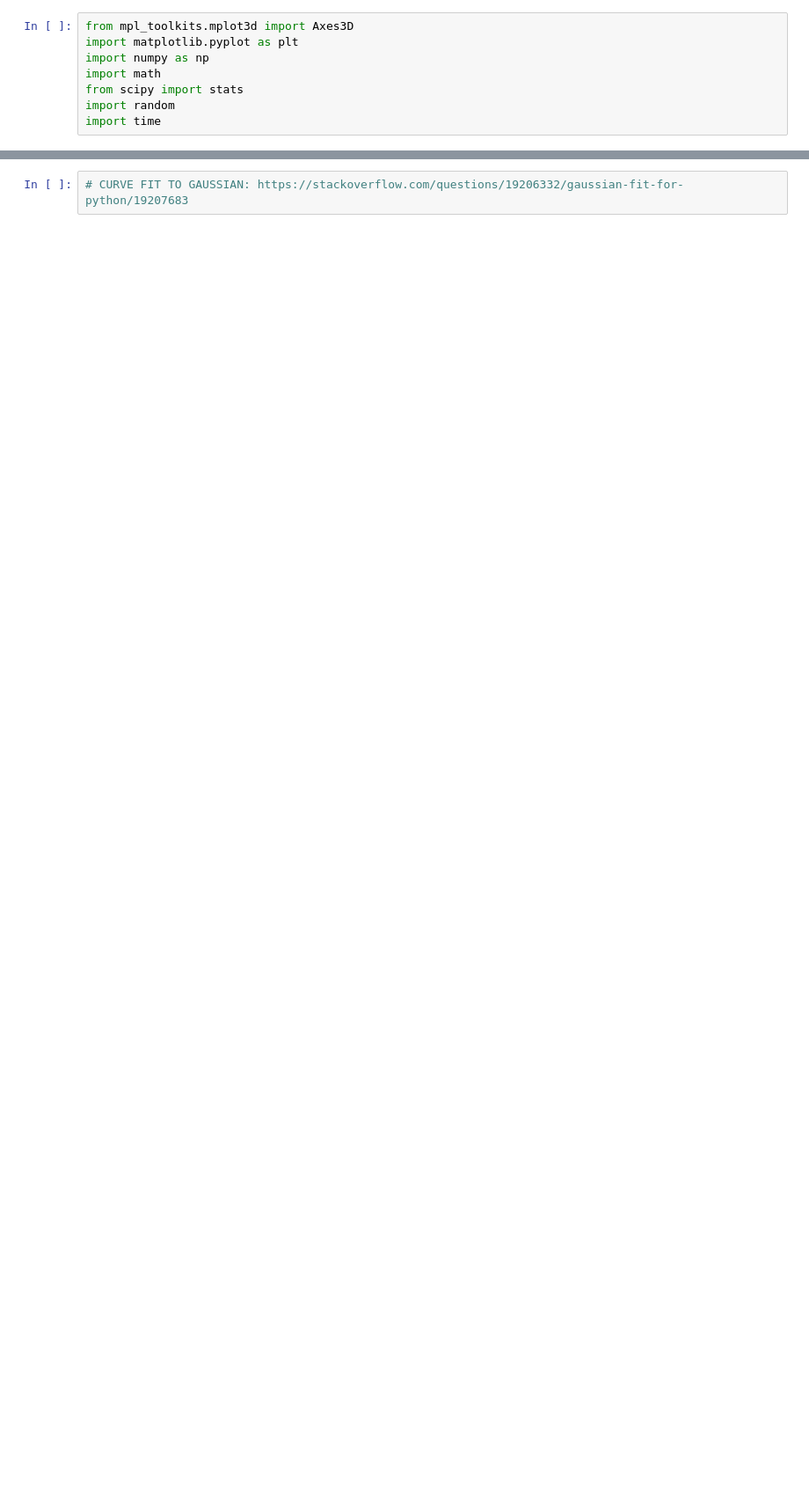
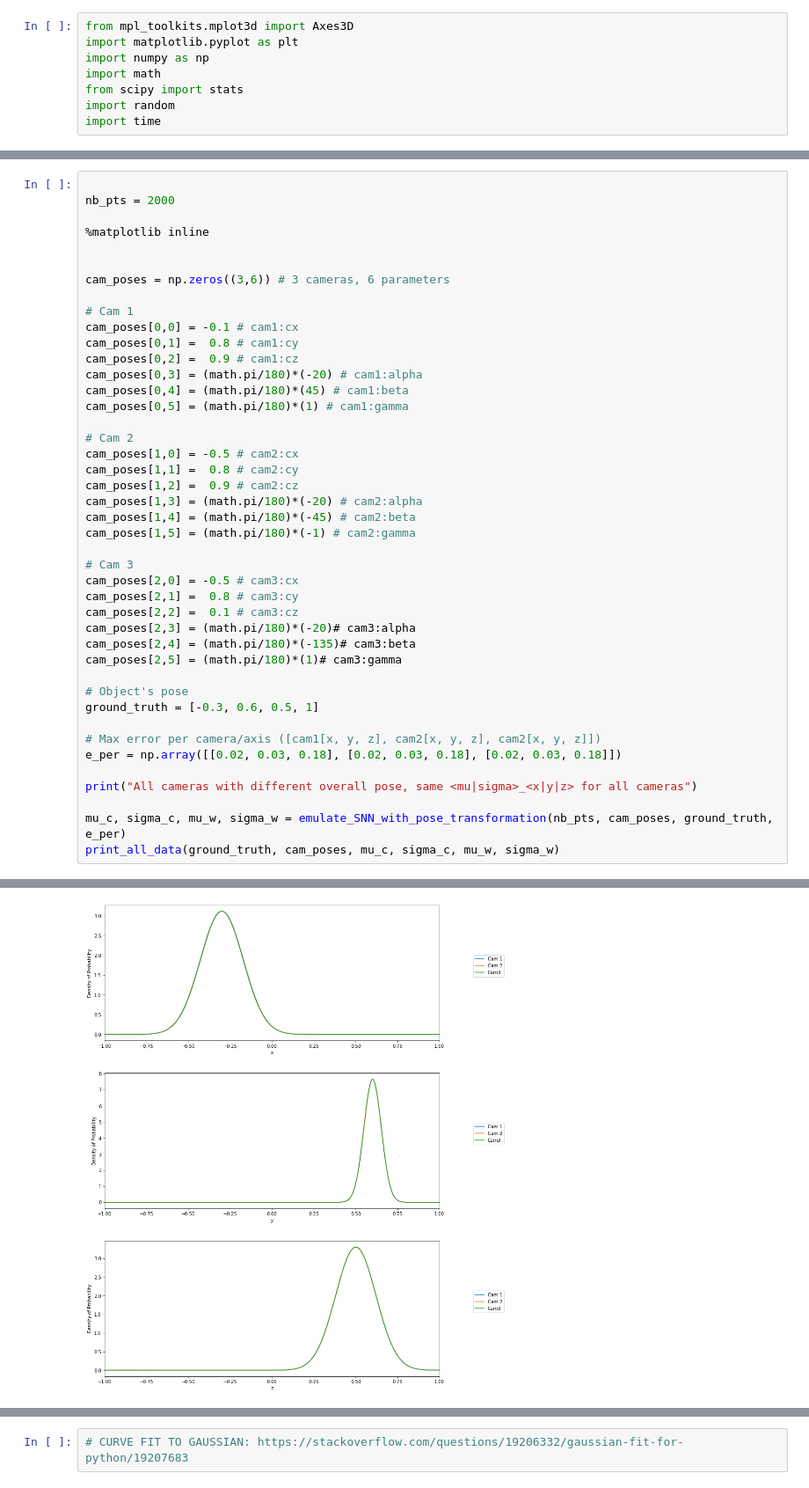
Before and after one commit to jpromerob/PoseMerge, a Jupyter notebook: Merger.ipynb, the cells around one changed output, grey strips where cells are left out. Shown at 88% size. Drawn from its saved outputs; the diff is of its cells as text; blank space fills up the shorter version.

```diff
--- a/Merger.ipynb
+++ b/Merger.ipynb
@@ -470,0 +616,44 @@ The object is likely to be located at (0.851, 0.618, 0.179)
+# %%
+
+nb_pts = 2000
+
+%matplotlib inline
+
+
+cam_poses = np.zeros((3,6)) # 3 cameras, 6 parameters
+
+# Cam 1
+cam_poses[0,0] = -0.1 # cam1:cx
+cam_poses[0,1] =  0.8 # cam1:cy
+cam_poses[0,2] =  0.9 # cam1:cz
+cam_poses[0,3] = (math.pi/180)*(-20) # cam1:alpha
+cam_poses[0,4] = (math.pi/180)*(45) # cam1:beta
+cam_poses[0,5] = (math.pi/180)*(1) # cam1:gamma
+
+# Cam 2
+cam_poses[1,0] = -0.5 # cam2:cx
+cam_poses[1,1] =  0.8 # cam2:cy
+cam_poses[1,2] =  0.9 # cam2:cz
+cam_poses[1,3] = (math.pi/180)*(-20) # cam2:alpha
+cam_poses[1,4] = (math.pi/180)*(-45) # cam2:beta
+cam_poses[1,5] = (math.pi/180)*(-1) # cam2:gamma
+
+# Cam 3
+cam_poses[2,0] = -0.5 # cam3:cx
+cam_poses[2,1] =  0.8 # cam3:cy
+cam_poses[2,2] =  0.1 # cam3:cz
+cam_poses[2,3] = (math.pi/180)*(-20)# cam3:alpha
+cam_poses[2,4] = (math.pi/180)*(-135)# cam3:beta
+cam_poses[2,5] = (math.pi/180)*(1)# cam3:gamma
+
+# Object's pose
+ground_truth = [-0.3, 0.6, 0.5, 1]
+
+# Max error per camera/axis ([cam1[x, y, z], cam2[x, y, z], cam2[x, y, z]])
+e_per = np.array([[0.02, 0.03, 0.18], [0.02, 0.03, 0.18], [0.02, 0.03, 0.18]])
+
+print("All cameras with different overall pose, same <mu|sigma>_<x|y|z> for all cameras")
+
+mu_c, sigma_c, mu_w, sigma_w = emulate_SNN_with_pose_transformation(nb_pts, cam_poses, ground_truth, e_per)
+print_all_data(ground_truth, cam_poses, mu_c, sigma_c, mu_w, sigma_w)
+# %% [output]
@@ -470,0 +677 @@ The object is likely to be located at (0.851, 0.618, 0.179)
+[figure, added]
```
Also changed, not shown: parts of 9 cells of this notebook.
